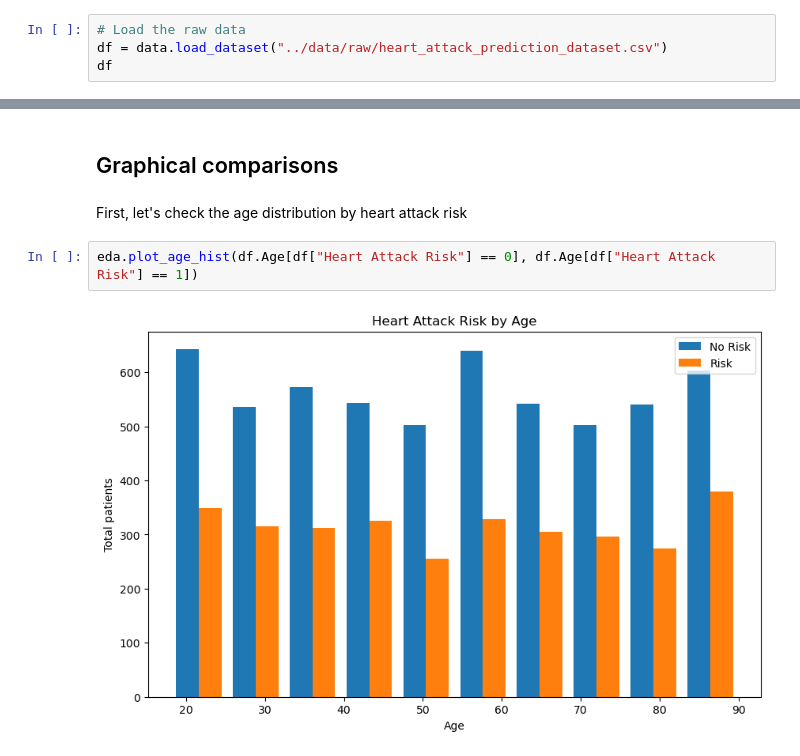
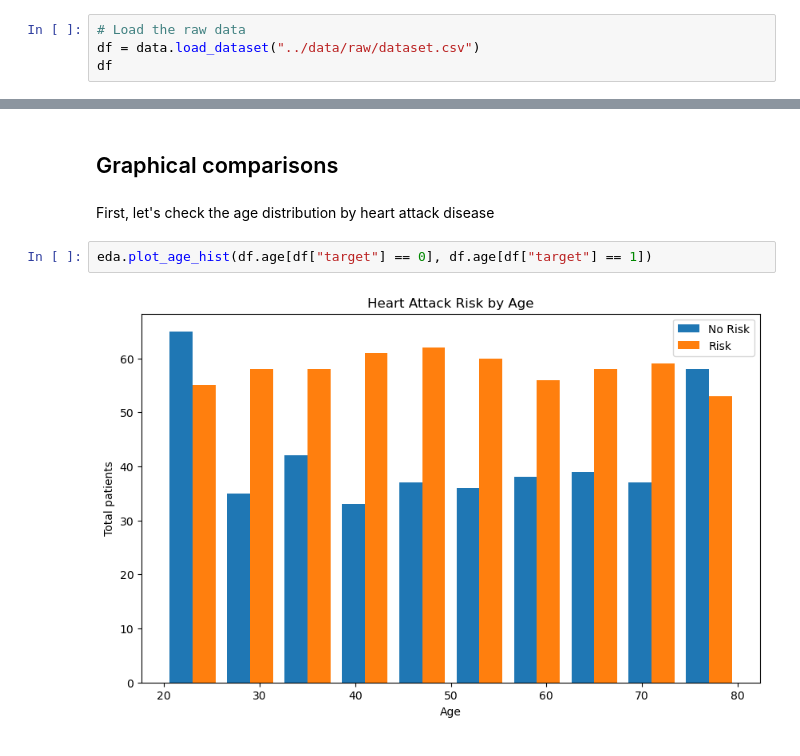
Before and after one commit to IsaacMS30/heart-attack-risk-detection, a Jupyter notebook: notebooks/1- data_exploration.ipynb, the cells around one changed output, grey strips where cells are left out. Cells and saved outputs as stored; diff of their text form.

```diff
--- a/notebooks/1- data_exploration.ipynb
+++ b/notebooks/1- data_exploration.ipynb
@@ -73,6 +49,6 @@ importlib.reload(eda)
 ## Load Raw Data
 # %%
 # Load the raw data
-df = data.load_dataset("../data/raw/heart_attack_prediction_dataset.csv")
+df = data.load_dataset("../data/raw/dataset.csv")
 df
 # %% [output]
@@ -179,9 +148,9 @@ df.describe()
 # %% [markdown]
 ## Graphical comparisons
 # %% [markdown]
-First, let's check the age distribution by heart attack risk
+First, let's check the age distribution by heart attack disease
 # %%
-eda.plot_age_hist(df.Age[df["Heart Attack Risk"] == 0], df.Age[df["Heart Attack Risk"] == 1])
+eda.plot_age_hist(df.age[df["target"] == 0], df.age[df["target"] == 1])
 # %% [output]
-[figure, old version]
+[figure, new version]
 # %% [markdown]
```
Also changed, not shown: parts of 13 cells of this notebook, 7 other files.
